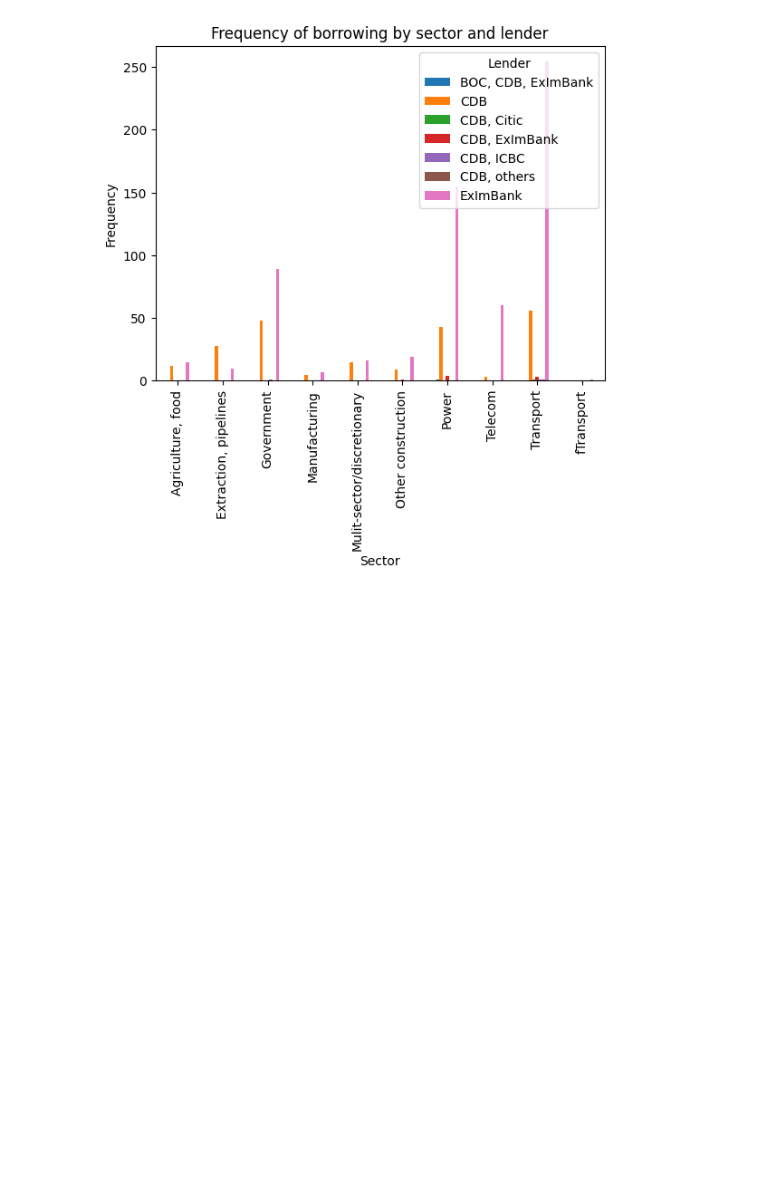
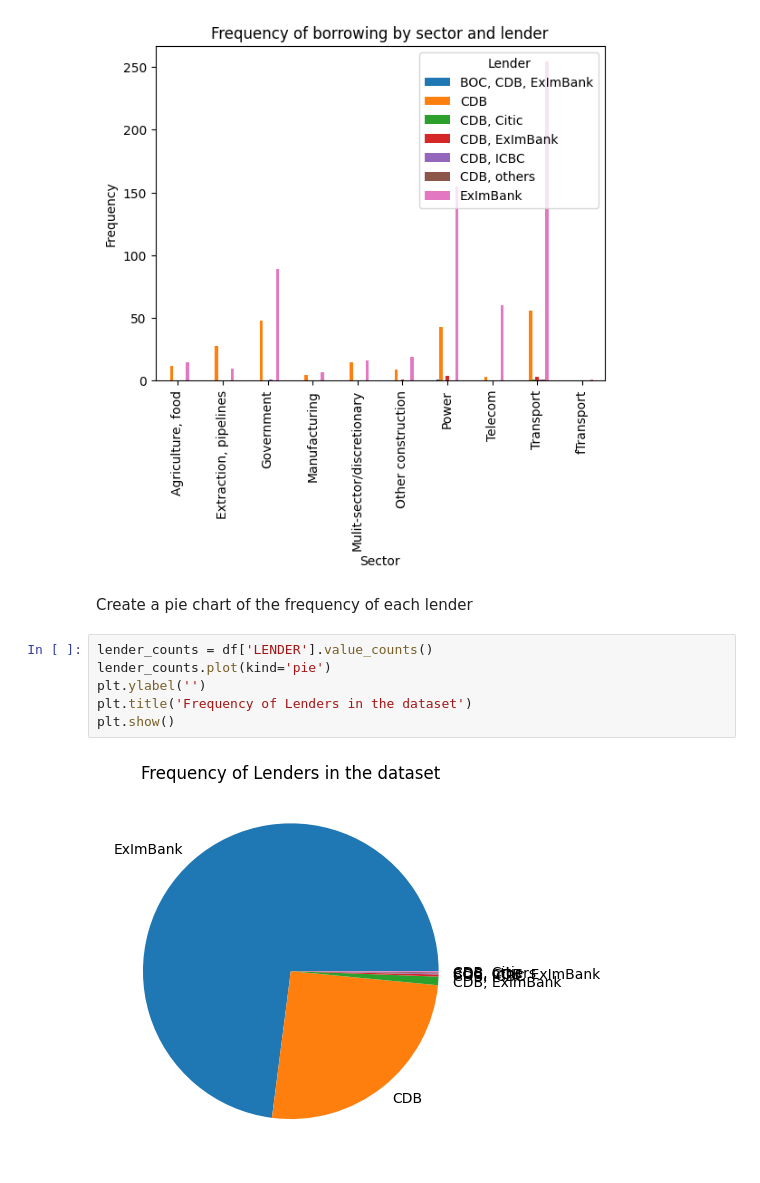
Before and after one commit to djajsk/China-s-Debt-Trap-, a Jupyter notebook: analysis_1.ipynb, the cells around one changed output. Saved outputs shown, nothing was run; the diff lists cells and outputs as text; blank space fills up the shorter version.

Commit message:
pie chart of the frequency of each lender

```diff
--- a/analysis_1.ipynb
+++ b/analysis_1.ipynb
@@ -171,3 +171,13 @@ plt.legend(title='Lender', loc='upper right')
 plt.show()
 # %% [output]
 [figure]
+# %% [markdown]
+Create a pie chart of the frequency of each lender
+# %%
+lender_counts = df['LENDER'].value_counts()
+lender_counts.plot(kind='pie')
+plt.ylabel('')
+plt.title('Frequency of Lenders in the dataset')
+plt.show()
+# %% [output]
+[figure, added]
```
